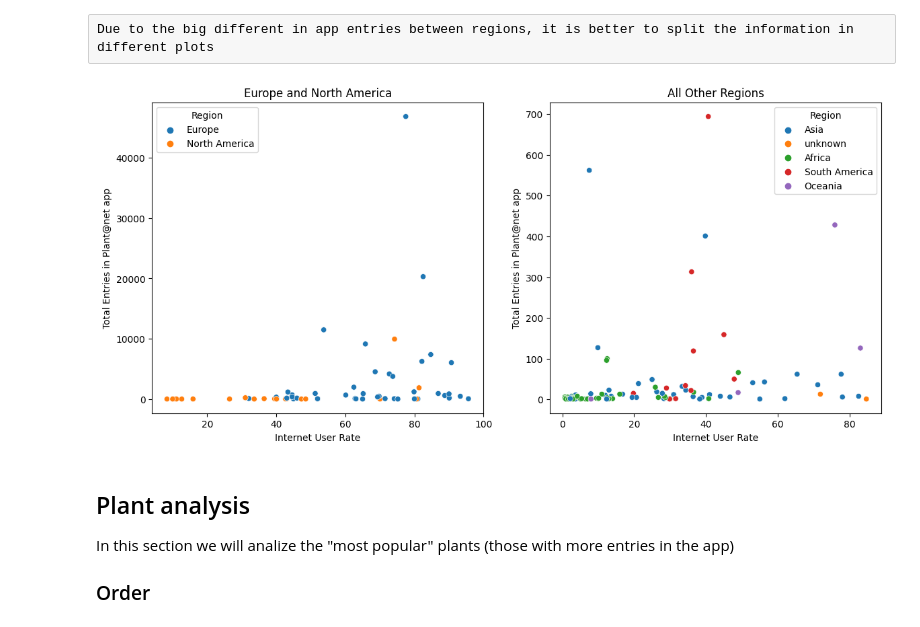
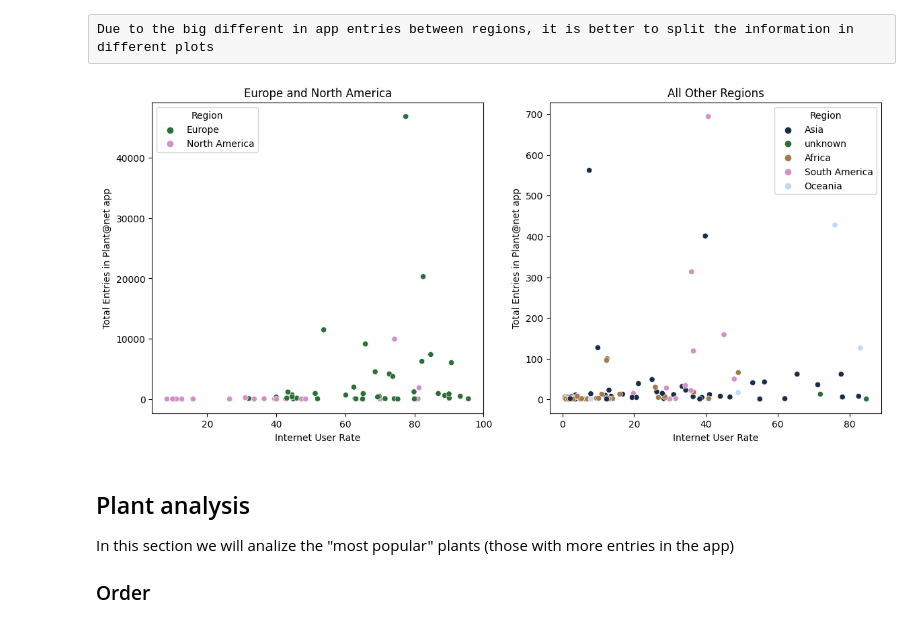
Before and after one commit to Tallaringues/mid-bootcamp-project-plantanet, a Jupyter notebook: Notebooks/EDA_2.ipynb, the cells around one changed output. Cells and saved outputs as stored; diff of their text form; code cells hidden in the pictures.

```diff
--- a/Notebooks/EDA_2.ipynb
+++ b/Notebooks/EDA_2.ipynb
@@ -248,32 +257,35 @@ Due to the big different in app entries between regions, it is better to split t
 # %%
 # the function differeciates between Europe + North America and the other regions
 def plot_entries_internet(df):
     fig, axs = plt.subplots(ncols=2, figsize=(14, 6))
 
     # plot for Europe and North America
     europe_na_df = df[df['region'].isin(['Europe', 'North America'])]
-    sns.scatterplot(data=europe_na_df, x='internetuserate', y='total_entries', hue='region', ax=axs[0])
+    sns.scatterplot(data=europe_na_df, x='internetuserate', y='total_entries', hue='region', ax=axs[0], palette='cubehelix')
 
     # plot for all other regions
     other_df = df[~df['region'].isin(['Europe', 'North America'])]
-    sns.scatterplot(data=other_df, x='internetuserate', y='total_entries', hue='region', ax=axs[1])
+    sns.scatterplot(data=other_df, x='internetuserate', y='total_entries', hue='region', ax=axs[1], palette='cubehelix')
 
     # set the axis labels and titles
     axs[0].set_xlabel('Internet User Rate')
     axs[0].set_ylabel('Total Entries in Plant@net app')
     axs[0].set_title('Europe and North America')
     axs[0].legend(title='Region')
 
     axs[1].set_xlabel('Internet User Rate')
     axs[1].set_ylabel('Total Entries in Plant@net app')
     axs[1].set_title('All Other Regions')
     axs[1].legend(title='Region')
 
+    # save file
+    plt.savefig('../Images/internetuserate_region_2plts.png', dpi=300, bbox_inches='tight', transparent=True)
+
     plt.show()
 
 plot_entries_internet(country_users_internet) # test this plot in Tableau
 # %% [output]
-[figure, old version]
+[figure, new version]
 # %% [markdown]
 ## Plant analysis
 In this section we will analize the "most popular" plants (those with more entries in the app)
```
Also changed, not shown: parts of 7 cells of this notebook, 1 other file.
